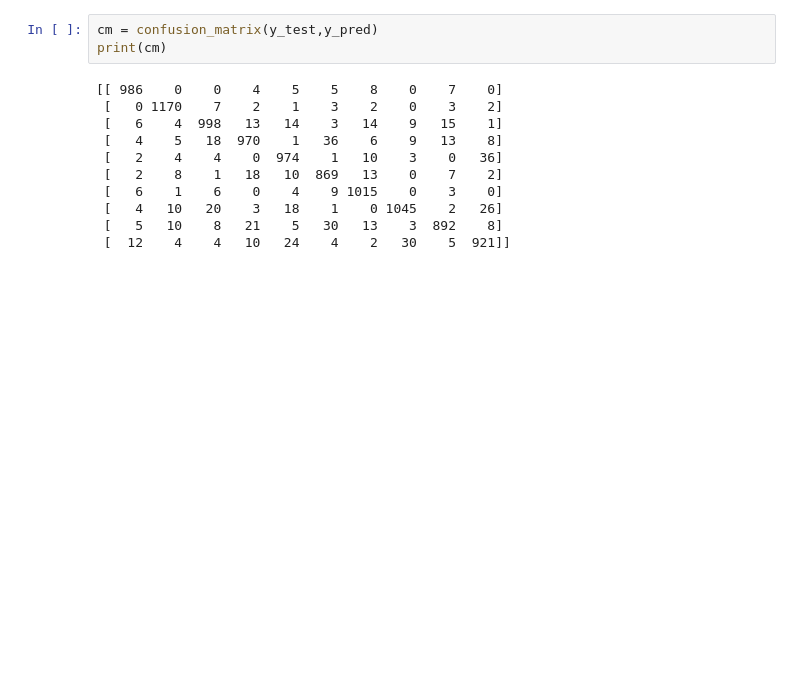
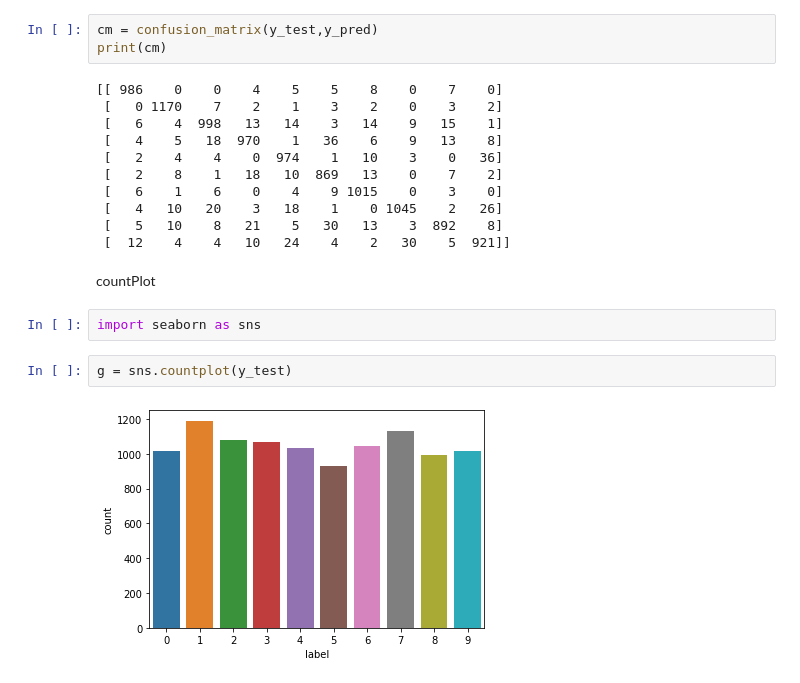
Before and after one commit to EmanAbobakr/Digits-recognition-using-SVM, a Jupyter notebook: SVM.ipynb, the cells around one changed output. Cells and saved outputs as stored; diff of their text form; blank space fills up the shorter version.

```diff
--- a/SVM.ipynb
+++ b/SVM.ipynb
@@ -143,3 +144,11 @@ print(cm)
  [   4   10   20    3   18    1    0 1045    2   26]
  [   5   10    8   21    5   30   13    3  892    8]
  [  12    4    4   10   24    4    2   30    5  921]]
+# %% [markdown]
+countPlot
+# %%
+import seaborn as sns
+# %%
+g = sns.countplot(y_test)
+# %% [output]
+[figure, added]
```
Also changed, not shown: parts of 5 cells of this notebook.
